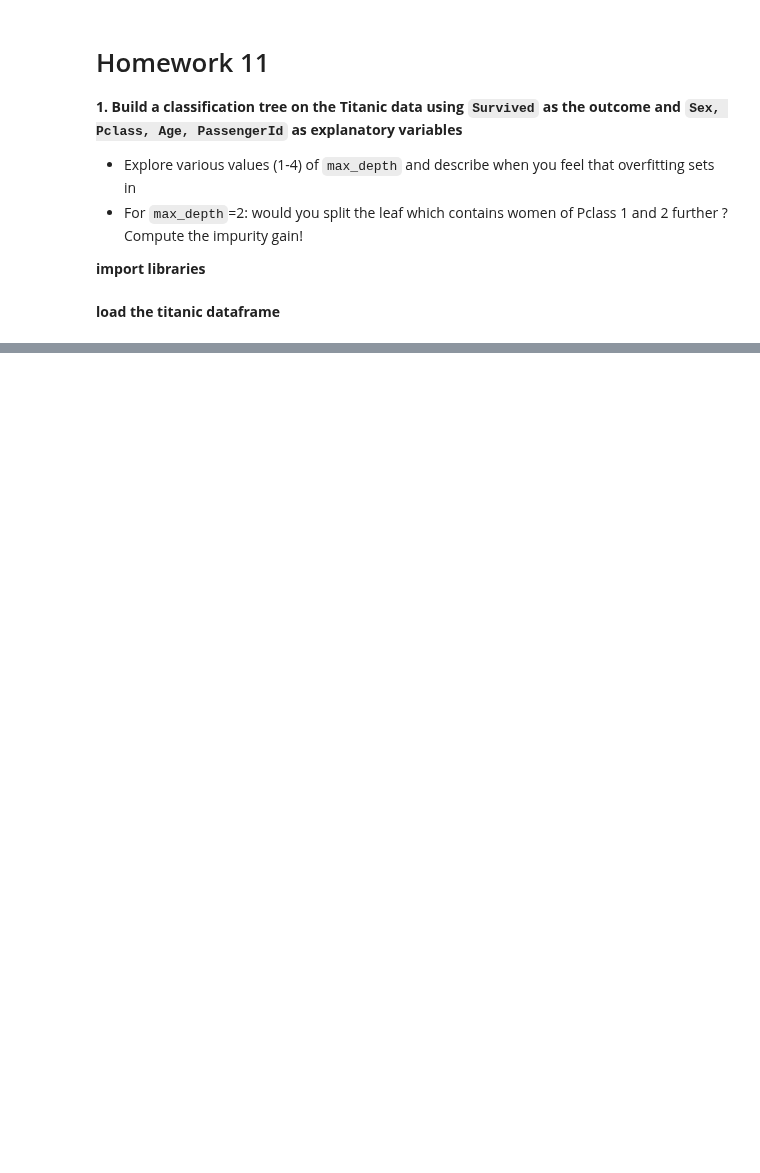
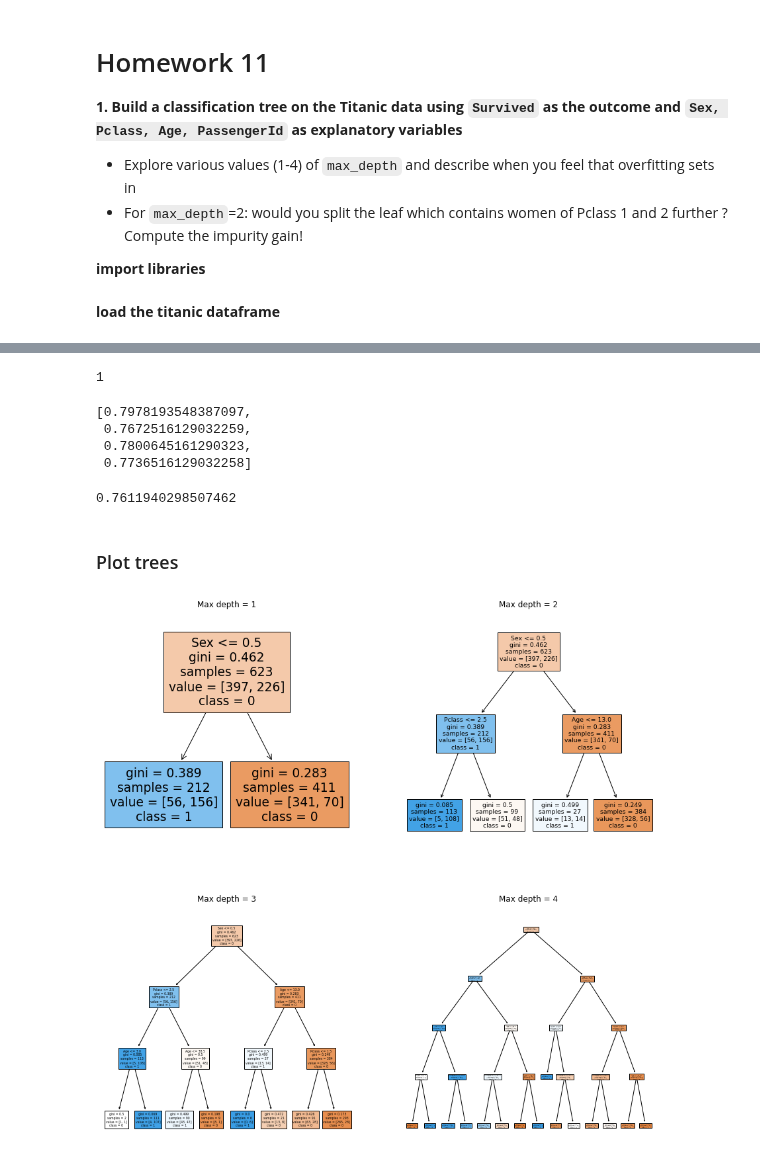
Before and after one commit to Heity94/01_DataScience_2021, a Jupyter notebook: Week_11/Homework11.ipynb, the cells around one changed output, grey strips where cells are left out. Saved outputs shown, nothing was run; the diff lists cells and outputs as text; code cells hidden in the pictures; blank space fills up the shorter version.

```diff
--- a/Week_11/Homework11.ipynb
+++ b/Week_11/Homework11.ipynb
@@ -28,0 +47,51 @@ df.head()
+# %%
+max_depths = np.arange(1,5)
+cv_accs = []
+tree_models = []
+
+for value in max_depths:
+
+    tree = DecisionTreeClassifier(max_depth=value)
+    tree_models.append(tree.fit(X_train,y_train))
+    cv_accs.append(np.mean(cross_val_score(tree, X_train, y_train, cv=5)))
+
+opt_depth = max_depths[np.argmax(cv_accs)]
+opt_depth
+# %% [output]
+1
+# %%
+cv_accs
+# %% [output]
+[0.7978193548387097,
+ 0.7672516129032259,
+ 0.7800645161290323,
+ 0.7736516129032258]
+# %%
+best_tree = tree_models[opt_depth-1]
+
+y_pred = best_tree.predict(X_test)
+
+accuracy_score(y_test, y_pred)
+# %% [output]
+0.7611940298507462
+# %% [markdown]
+### Plot trees
+# %%
+fig, axes = plt.subplots(2,2,figsize=(15,15))
+
+for i in range(0,4):
+    if i <=1:
+        plot_tree(tree_models[i],
+                  feature_names=X.columns,
+                  class_names=["0","1"],
+                  filled=True,
+                  ax=axes[0,i]);
+        axes[0,i].set_title(f"Max depth = {i+1}")
+    plot_tree(tree_models[i],
+          feature_names=X.columns,
+          class_names=["0","1"],
+          filled=True,
+          ax=axes[1,i-2]);
+    axes[1,i-2].set_title(f"Max depth = {i+1}")
+# %% [output]
+[figure, added]
```
Also changed, not shown: parts of 22 cells of this notebook, 2 other files.
